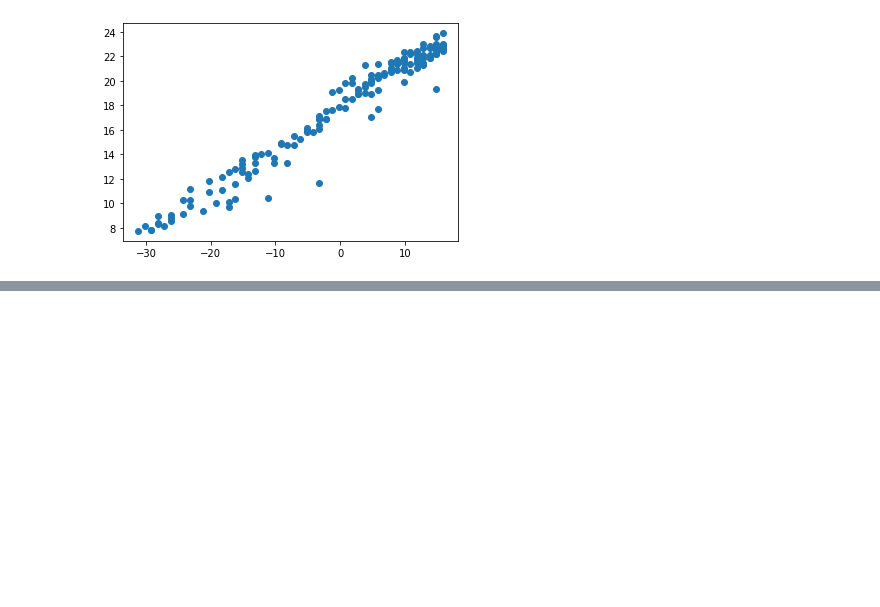
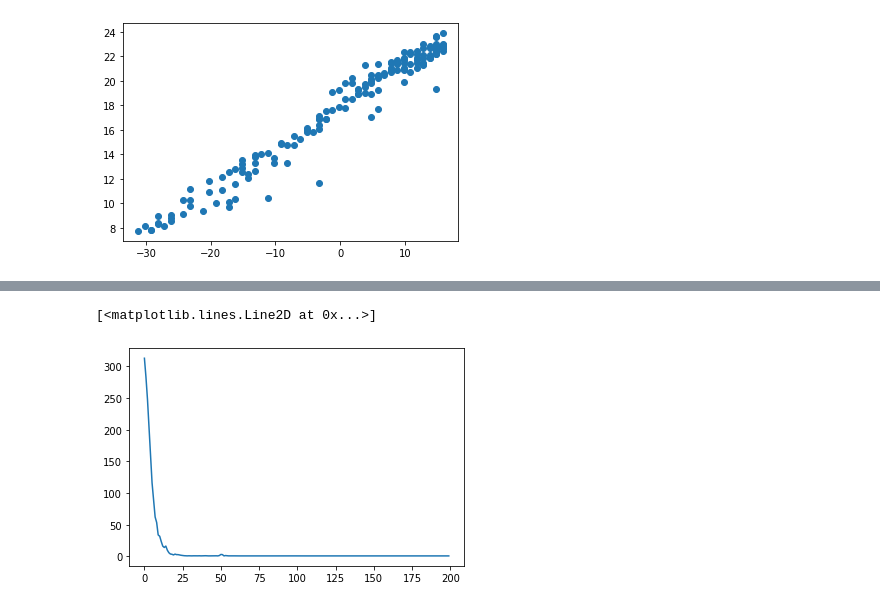
Before and after one commit to aishwaryaprabhat/Deep-Learning-with-TF-2.0, a Jupyter notebook: Linear_Regression_on_Moore's_Law.ipynb, the cells around one changed output, grey strips where cells are left out. Cells and saved outputs as stored; diff of their text form; code cells hidden in the pictures; blank space fills up the shorter version.

```diff
--- a/Linear_Regression_on_Moore's_Law.ipynb
+++ b/Linear_Regression_on_Moore's_Law.ipynb
@@ -77,0 +134,8 @@ plt.scatter(X,Y)
+# %%
+def schedule(epoch, lr):
+  if epoch>=50:
+    return 0.0001
+  return 0.001
+
+scheduler = tf.keras.callbacks.LearningRateScheduler(schedule)
+trained_model = model.fit(X,Y,epochs=200,callbacks=[scheduler])
@@ -77,0 +160,5 @@ plt.scatter(X,Y)
+# %%
+plt.plot(trained_model.history["loss"], label="loss")
+# %% [output]
+[<matplotlib.lines.Line2D at 0x...>]
+[figure, added]
```
Also changed, not shown: parts of 8 cells of this notebook.
